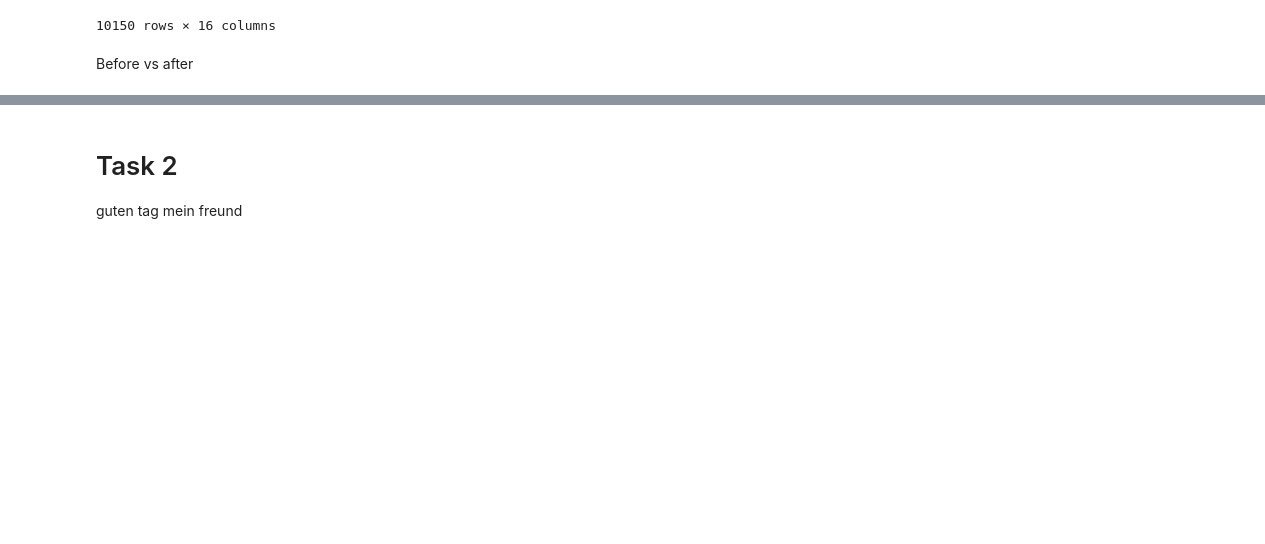
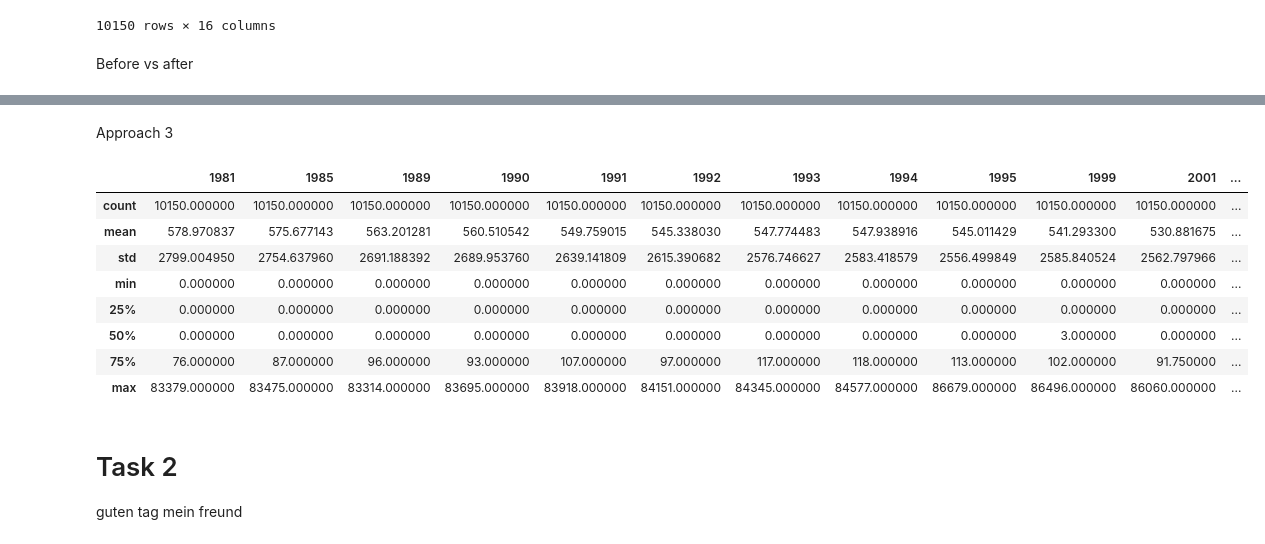
Before and after one commit to ivonilsson/dsp, a Jupyter notebook: a1/final_ipynb/group_number_2.ipynb, the cells around one changed output, grey strips where cells are left out. Cells and saved outputs as stored; diff of their text form; code cells hidden in the pictures; blank space fills up the shorter version.

```diff
--- a/a1/final_ipynb/group_number_2.ipynb
+++ b/a1/final_ipynb/group_number_2.ipynb
@@ -260,3 +356,17 @@ comparison_df
+# %% [markdown]
+Approach 3
+# %%
+df_approach_3.describe()
+# %% [output]
+|  | 1981 | 1985 | 1989 | 1990 | 1991 | 1992 | 1993 | 1994 | 1995 | 1999 | 2001 | ... |
+| count | 10150.000000 | 10150.000000 | 10150.000000 | 10150.000000 | 10150.000000 | 10150.000000 | 10150.000000 | 10150.000000 | 10150.000000 | 10150.000000 | 10150.000000 | ... |
+| mean | 578.970837 | 575.677143 | 563.201281 | 560.510542 | 549.759015 | 545.338030 | 547.774483 | 547.938916 | 545.011429 | 541.293300 | 530.881675 | ... |
+| std | 2799.004950 | 2754.637960 | 2691.188392 | 2689.953760 | 2639.141809 | 2615.390682 | 2576.746627 | 2583.418579 | 2556.499849 | 2585.840524 | 2562.797966 | ... |
+| min | 0.000000 | 0.000000 | 0.000000 | 0.000000 | 0.000000 | 0.000000 | 0.000000 | 0.000000 | 0.000000 | 0.000000 | 0.000000 | ... |
+| 25% | 0.000000 | 0.000000 | 0.000000 | 0.000000 | 0.000000 | 0.000000 | 0.000000 | 0.000000 | 0.000000 | 0.000000 | 0.000000 | ... |
+| 50% | 0.000000 | 0.000000 | 0.000000 | 0.000000 | 0.000000 | 0.000000 | 0.000000 | 0.000000 | 0.000000 | 3.000000 | 0.000000 | ... |
+| 75% | 76.000000 | 87.000000 | 96.000000 | 93.000000 | 107.000000 | 97.000000 | 117.000000 | 118.000000 | 113.000000 | 102.000000 | 91.750000 | ... |
+| max | 83379.000000 | 83475.000000 | 83314.000000 | 83695.000000 | 83918.000000 | 84151.000000 | 84345.000000 | 84577.000000 | 86679.000000 | 86496.000000 | 86060.000000 | ... |
 # %% [markdown]
 # Task 2
 guten tag mein freund
```
Also changed, not shown: parts of 14 cells of this notebook.
